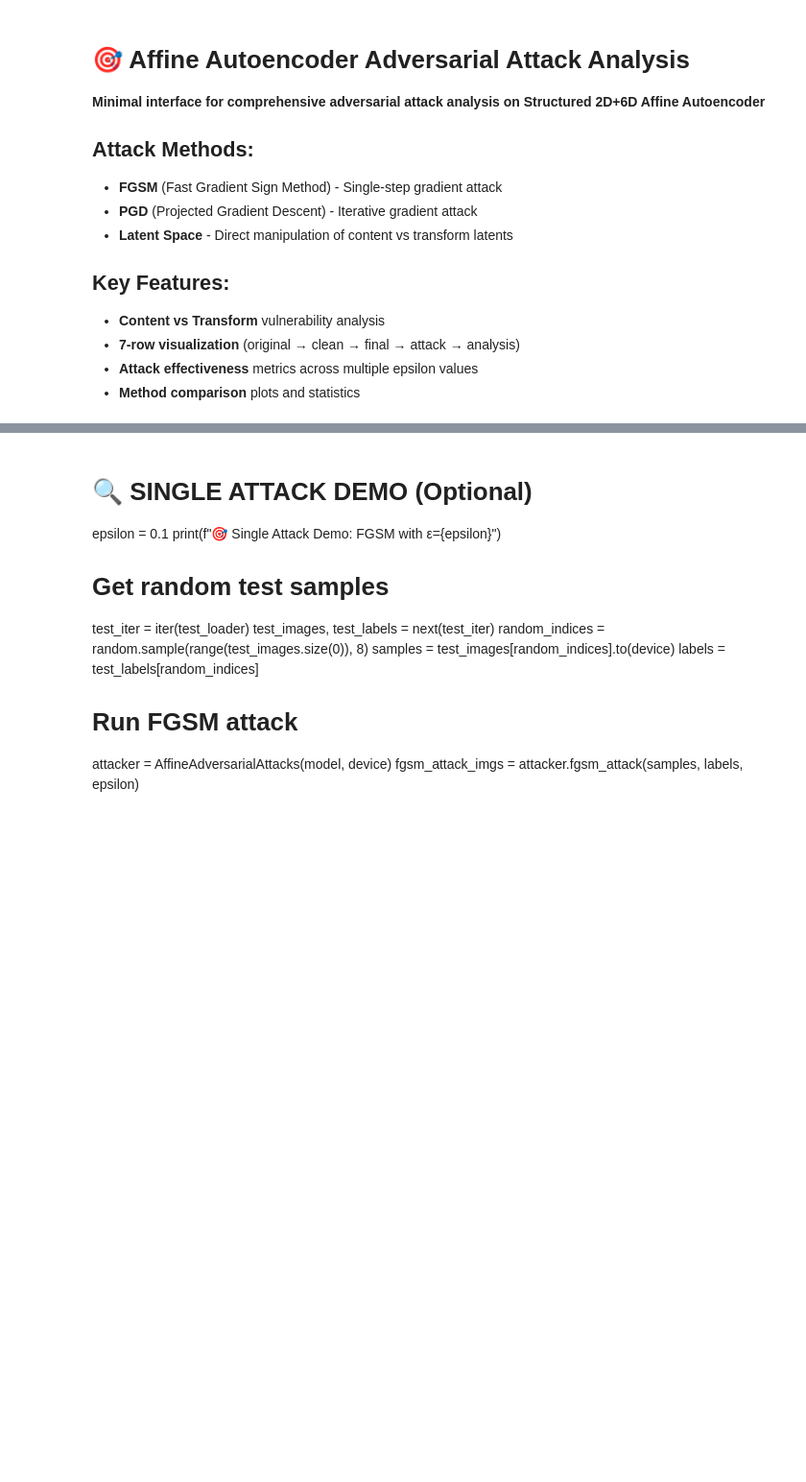
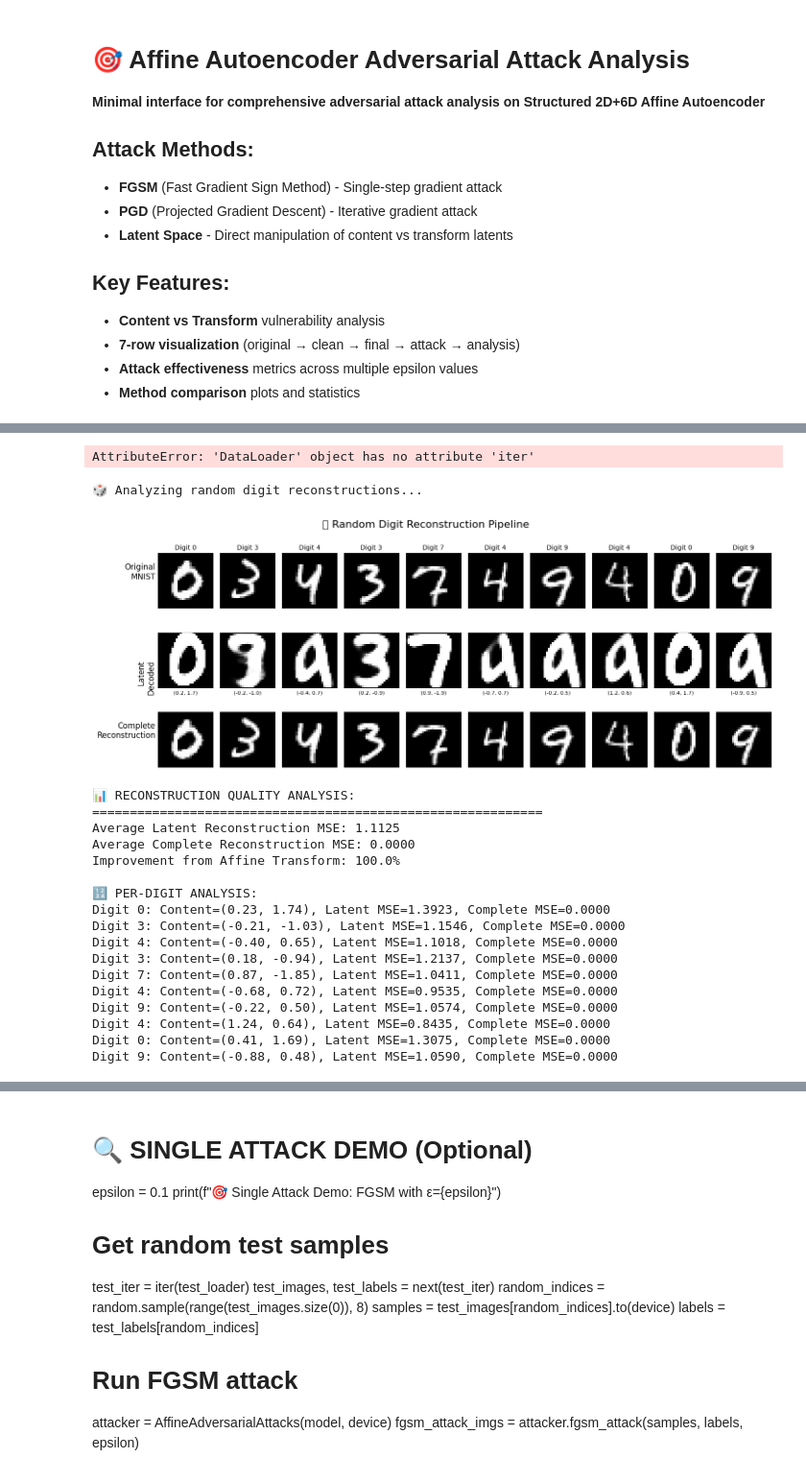
Before and after one commit to amplipy/adversAE, a Jupyter notebook: adversae/vae_training/affine/affine_adversarial_attack_analysis.ipynb, the cells around one changed output, grey strips where cells are left out. Shown: that part at 96% size. Cells and saved outputs as stored; diff of their text form; code cells hidden in the pictures; blank space fills up the shorter version.

```diff
--- a/adversae/vae_training/affine/affine_adversarial_attack_analysis.ipynb
+++ b/adversae/vae_training/affine/affine_adversarial_attack_analysis.ipynb
@@ -71,8 +268,29 @@ print("Available models:")
 shared.list_saved_models()
 
 # Load your trained affine autoencoder
-model_file = "structured_2d6d_simplified_20250721_014252.pth"  # Update this!
-model, loaded_config, device = shared.load_model_cloud(model_file)
+model_file = "unified_8d_vae_unified_8d_vae_20250722_023104.pth"  # Update this!
+
+print(f"Loading model: {model_file}")
+
+# Load the checkpoint
+checkpoint = torch.load(model_file, map_location=device, weights_only=False)
+
+# Create the model with correct parameters
+model = s2d6d.StructuredAffineInvariantAutoEncoder(
+    content_dim=CONFIG['content_latent_dim'],
+    transform_dim=CONFIG['transform_latent_dim']
+)
+
+# Load the state dict
+model.load_state_dict(checkpoint['model_state_dict'])
+model.to(device)
+model.eval()
 
 print(f"\n✅ Loaded model: {model_file}")
 print(f"Model architecture: Content({CONFIG['content_latent_dim']}) + Transform({CONFIG['transform_latent_dim']}) = {CONFIG['total_latent_dim']}D")
+print(f"Device: {device}")
+
+# Extract model config if available
+model_config = checkpoint.get('config', {})
+if model_config:
+    print(f"Model config: {model_config}")
@@ -92,0 +1084,32 @@ print("\n🏁 Attack analysis completed!")
+# %%
+# Correct way to create an iterator from DataLoader
+test_iter = iter(test_loader)
+# %% [output]
+AttributeError: 'DataLoader' object has no attribute 'iter'
+# %%
+# 🎲 RANDOM DIGIT RECONSTRUCTION ANALYSIS
+# Sample 10 random digits and show their complete reconstruction pipeline
+
+print("🎲 Analyzing random digit reconstructions...")
+# Use CPU-compatible model to avoid device mismatch
+viz.analyze_random_reconstructions(model_cpu, test_loader, attack_device, num_samples=10)
+# %% [output]
+🎲 Analyzing random digit reconstructions...
+[figure, added]
+📊 RECONSTRUCTION QUALITY ANALYSIS:
+============================================================
+Average Latent Reconstruction MSE: 1.1125
+Average Complete Reconstruction MSE: 0.0000
+Improvement from Affine Transform: 100.0%
+
+🔢 PER-DIGIT ANALYSIS:
+Digit 0: Content=(0.23, 1.74), Latent MSE=1.3923, Complete MSE=0.0000
+Digit 3: Content=(-0.21, -1.03), Latent MSE=1.1546, Complete MSE=0.0000
+Digit 4: Content=(-0.40, 0.65), Latent MSE=1.1018, Complete MSE=0.0000
+Digit 3: Content=(0.18, -0.94), Latent MSE=1.2137, Complete MSE=0.0000
+Digit 7: Content=(0.87, -1.85), Latent MSE=1.0411, Complete MSE=0.0000
+Digit 4: Content=(-0.68, 0.72), Latent MSE=0.9535, Complete MSE=0.0000
+Digit 9: Content=(-0.22, 0.50), Latent MSE=1.0574, Complete MSE=0.0000
+Digit 4: Content=(1.24, 0.64), Latent MSE=0.8435, Complete MSE=0.0000
+Digit 0: Content=(0.41, 1.69), Latent MSE=1.3075, Complete MSE=0.0000
+Digit 9: Content=(-0.88, 0.48), Latent MSE=1.0590, Complete MSE=0.0000
```
Also changed, not shown: parts of 39 cells of this notebook, 16 other files.
